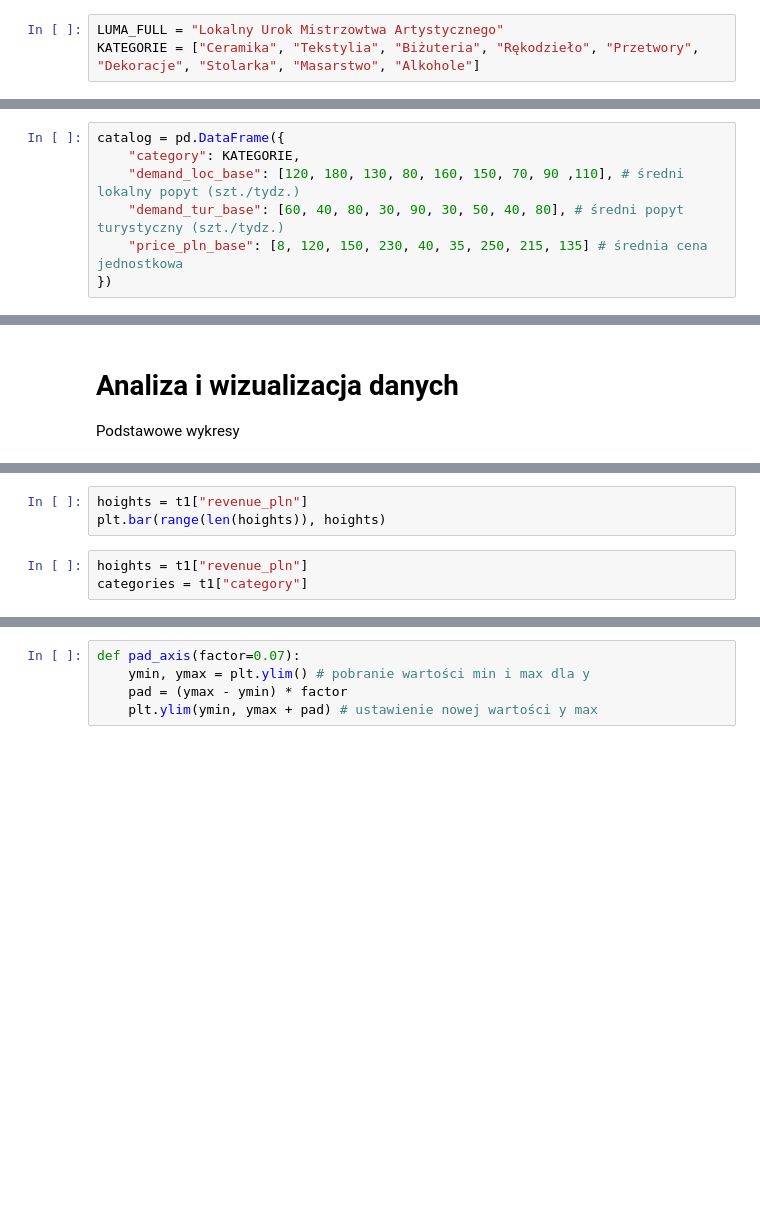
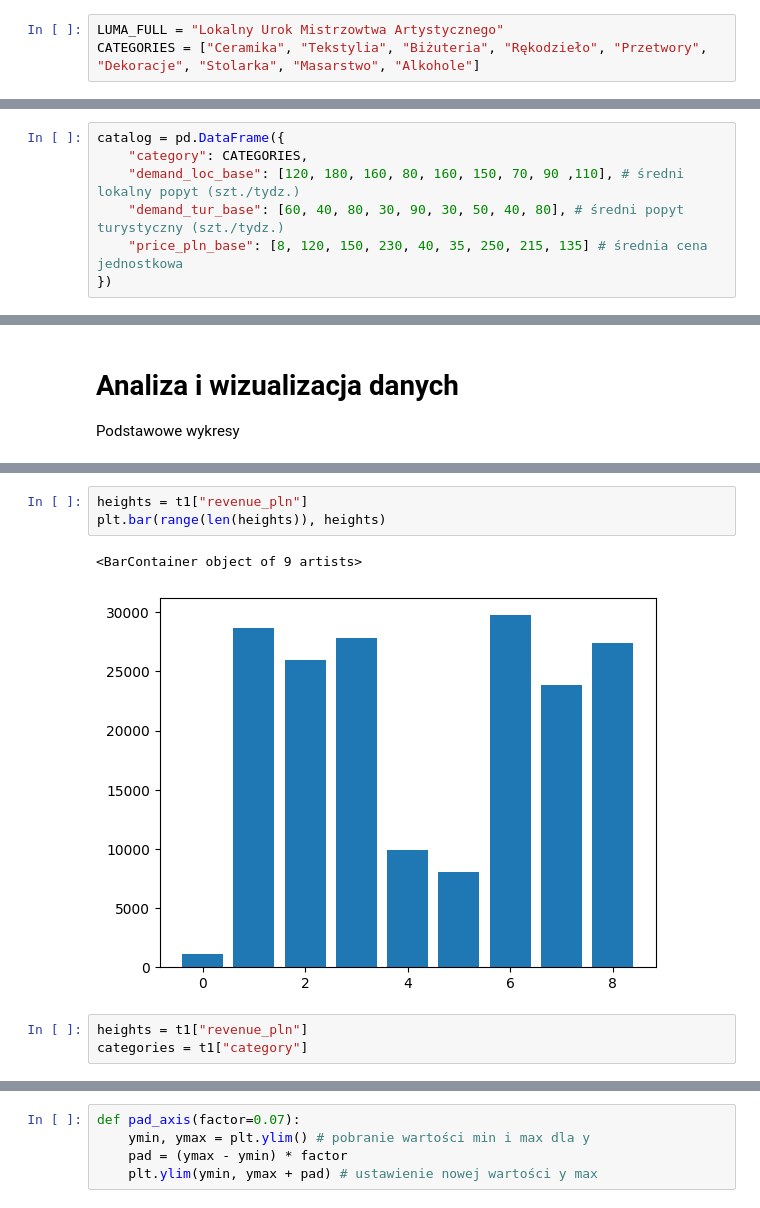
Before and after one commit to qwertyuszxc/DataVisualization, a Jupyter notebook: 01-bar.ipynb, the cells around one changed output, grey strips where cells are left out. Saved outputs shown, nothing was run; the diff lists cells and outputs as text; blank space fills up the shorter version.

```diff
--- a/01-bar.ipynb
+++ b/01-bar.ipynb
@@ -20,15 +23,15 @@ print("Ustawiono ziarno RNG: ", RNG_seed)
 ## Zdefiniowanie "Stałych"
 # %%
 LUMA_FULL = "Lokalny Urok Mistrzowtwa Artystycznego"
-KATEGORIE = ["Ceramika", "Tekstylia", "Biżuteria", "Rękodzieło", "Przetwory", "Dekoracje", "Stolarka", "Masarstwo", "Alkohole"]
+CATEGORIES = ["Ceramika", "Tekstylia", "Biżuteria", "Rękodzieło", "Przetwory", "Dekoracje", "Stolarka", "Masarstwo", "Alkohole"]
 # %% [markdown]
 ### Przygotowanie bazowych danych syntetycznych
 
 "Katalog" kategorii i ich bazowe parametry generatywne (syntytyczne)
 # %%
 catalog = pd.DataFrame({
-    "category": KATEGORIE,
-    "demand_loc_base": [120, 180, 130, 80, 160, 150, 70, 90 ,110], # średni lokalny popyt (szt./tydz.)
+    "category": CATEGORIES,
+    "demand_loc_base": [120, 180, 160, 80, 160, 150, 70, 90 ,110], # średni lokalny popyt (szt./tydz.)
     "demand_tur_base": [60, 40, 80, 30, 90, 30, 50, 40, 80], # średni popyt turystyczny (szt./tydz.)
     "price_pln_base": [8, 120, 150, 230, 40, 35, 250, 215, 135] # średnia cena jednostkowa
 })
@@ -89,8 +125,11 @@ t1[["revenue_loc", "revenue_tur"]].plot.barh(stacked=True)
 # %%
-hoights = t1["revenue_pln"]
-plt.bar(range(len(hoights)), hoights)
+heights = t1["revenue_pln"]
+plt.bar(range(len(heights)), heights)
+# %% [output]
+<BarContainer object of 9 artists>
+[figure, added]
 # %%
-hoights = t1["revenue_pln"]
+heights = t1["revenue_pln"]
 categories = t1["category"]
 # %%
 plt.figure(figsize=(8, 4))
```
Also changed, not shown: parts of 47 cells of this notebook.
